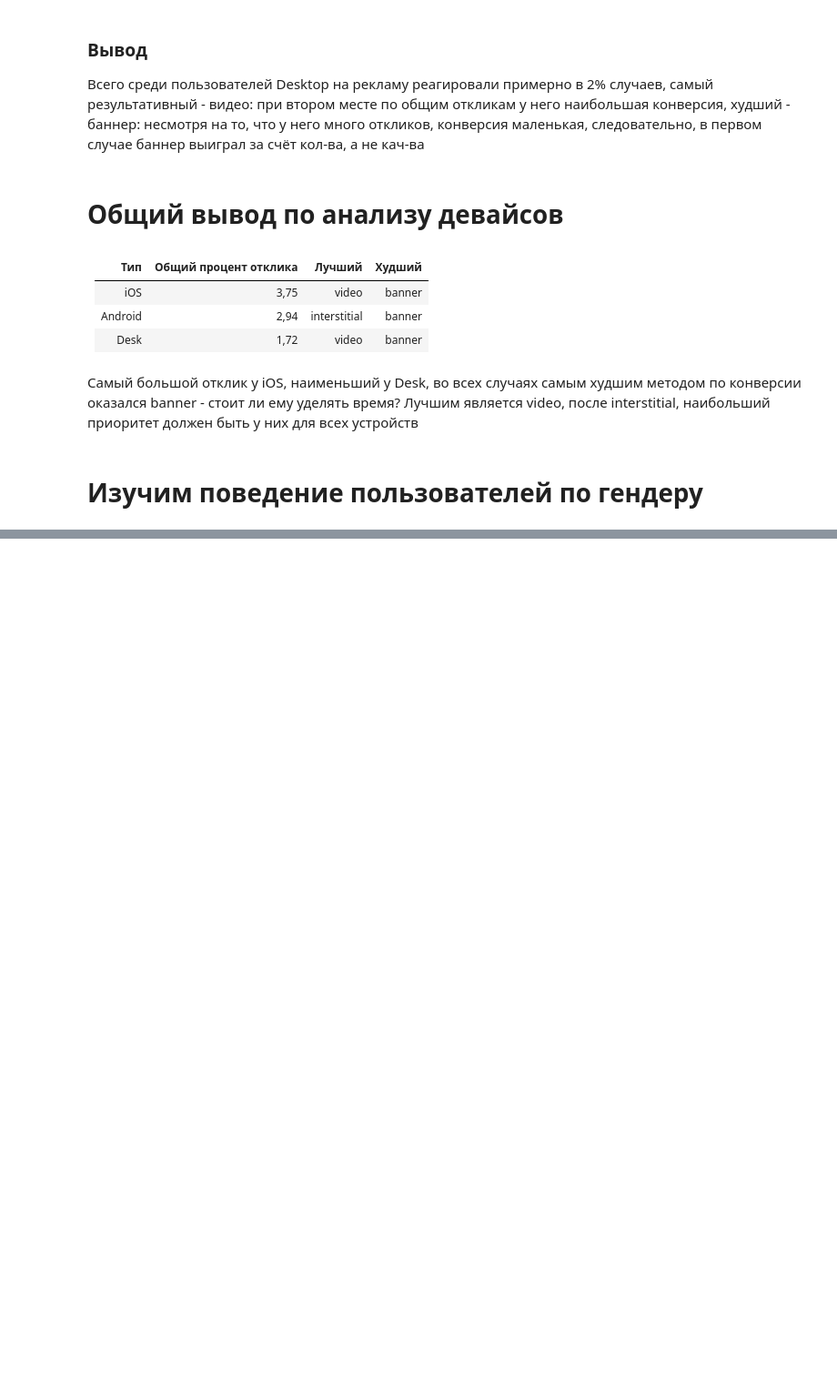
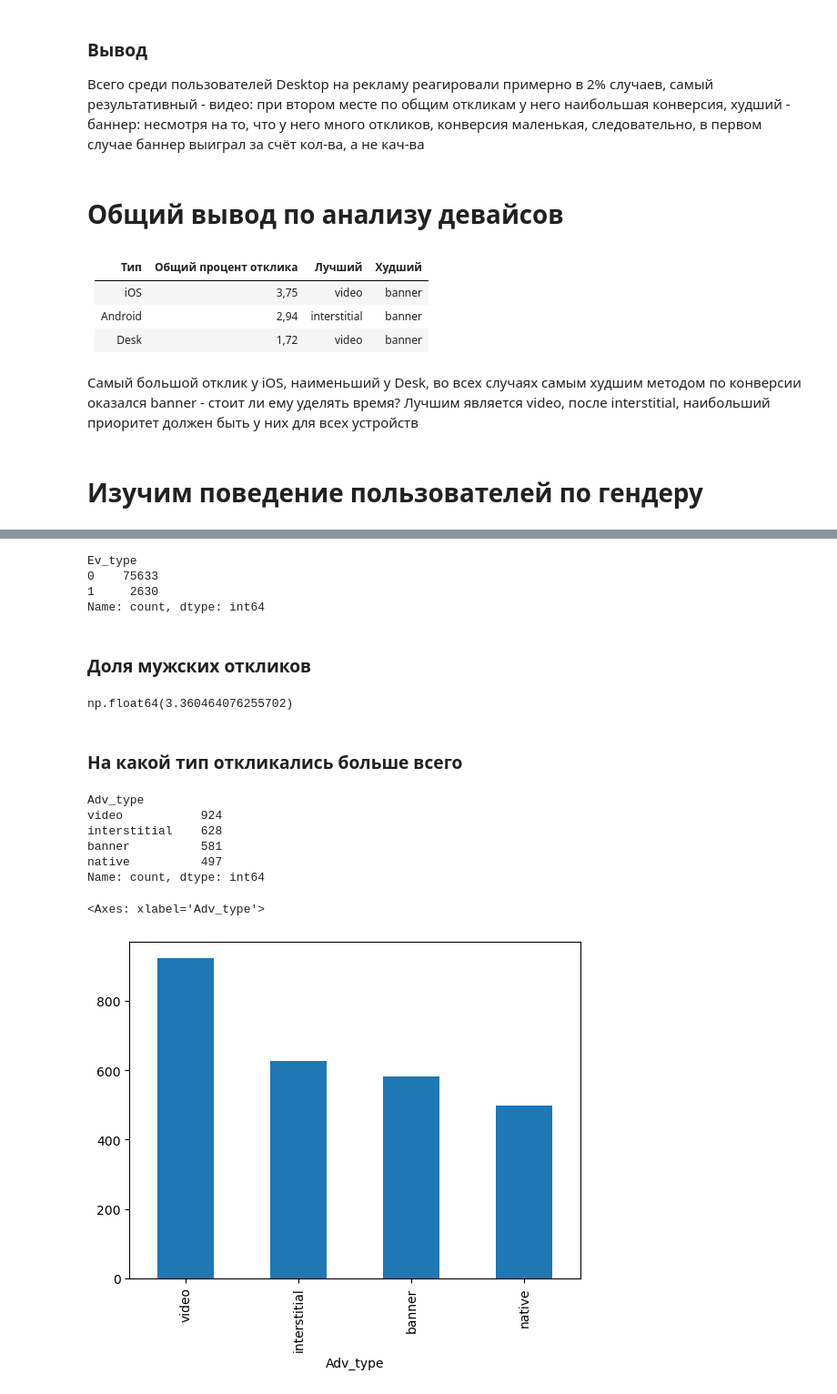
Before and after one commit to fazz0ne/it_funds, a Jupyter notebook: main.ipynb, the cells around one changed output, grey strips where cells are left out. Shown at 91% size. Saved outputs shown, nothing was run; the diff lists cells and outputs as text; code cells hidden in the pictures; blank space fills up the shorter version.

```diff
--- a/main.ipynb
+++ b/main.ipynb
@@ -256,0 +312,31 @@ df["Gend"]
+# %%
+cnt_ads_man = df_man['Ev_type'].value_counts()
+cnt_ads_man
+# %% [output]
+Ev_type
+0    75633
+1     2630
+Name: count, dtype: int64
+# %% [markdown]
+### Доля мужских откликов
+# %%
+cnt_ads_man[1]/cnt_ads_man.sum()*100
+# %% [output]
+np.float64(3.360464076255702)
+# %% [markdown]
+### На какой тип откликались больше всего
+# %%
+cnt_ads_types_man = df_man[df_man['Ev_type'] == 1]['Adv_type'].value_counts()
+cnt_ads_types_man
+# %% [output]
+Adv_type
+video           924
+interstitial    628
+banner          581
+native          497
+Name: count, dtype: int64
+# %%
+cnt_ads_types_man.plot(kind = "bar")
+# %% [output]
+<Axes: xlabel='Adv_type'>
+[figure, added]
```
Also changed, not shown: parts of 15 cells of this notebook.
